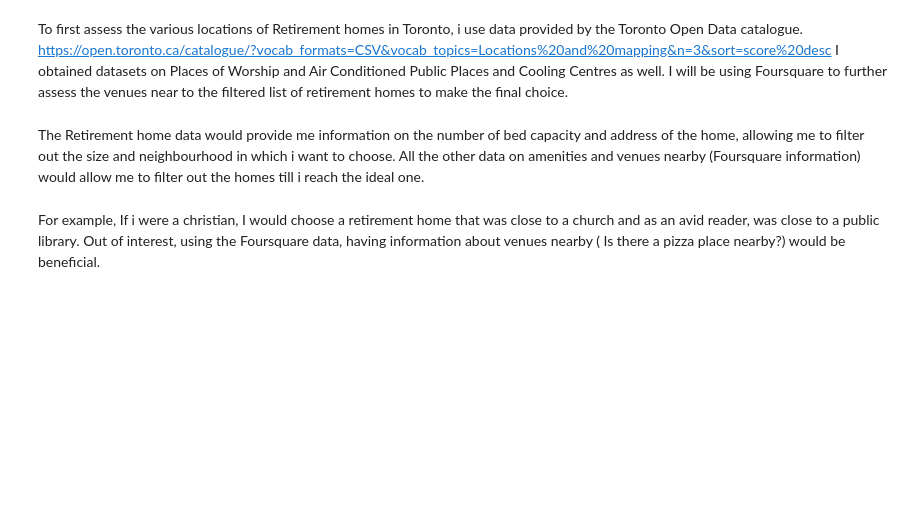
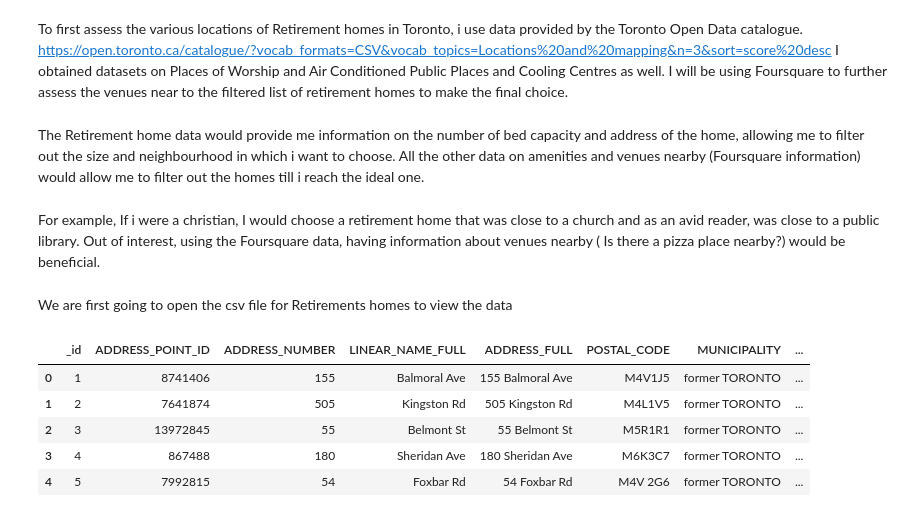
Before and after one commit to raagasrini/Coursera_Capstone, a Jupyter notebook: The Battle of Neighbourhoods (Week 1).ipynb, the cells around one changed output. Cells and saved outputs as stored; diff of their text form; code cells hidden in the pictures; blank space fills up the shorter version.

```diff
--- a/The Battle of Neighbourhoods (Week 1).ipynb
+++ b/The Battle of Neighbourhoods (Week 1).ipynb
@@ -22,3 +22,21 @@ I obtained datasets on Places of Worship and Air Conditioned Public Places and C
 The Retirement home data would provide me information on the number of bed capacity and address of the home, allowing me to filter out the size and neighbourhood in which i want to choose. All the other data on amenities and venues nearby (Foursquare information) would allow me to filter out the homes till i reach the ideal one.
 # %% [markdown]
 For example, If i were a christian, I would choose a retirement home that was close to a church and as an avid reader, was close to a public library. Out of interest, using the Foursquare data, having information about venues nearby ( Is there a pizza place nearby?) would be beneficial.
+# %% [markdown]
+We are first going to open the csv file for Retirements homes to view the data
+# %%
+import pandas as pd
+pd.set_option('display.max_columns', None)
+pd.set_option('display.max_rows', None)
+# %%
+import csv
+csv_path='https://ckan0.cf.opendata.inter.prod-toronto.ca/download_resource/09559f8c-c4bb-45f8-b7c6-822a7ec2138d?format=csv&projection=4326'
+df = pd.read_csv(csv_path,encoding='latin1')
+df.head()
+# %% [output]
+|  | _id | ADDRESS_POINT_ID | ADDRESS_NUMBER | LINEAR_NAME_FULL | ADDRESS_FULL | POSTAL_CODE | MUNICIPALITY | ... |
+| 0 | 1 | 8741406 | 155 | Balmoral Ave | 155 Balmoral Ave | M4V1J5 | former TORONTO | ... |
+| 1 | 2 | 7641874 | 505 | Kingston Rd | 505 Kingston Rd | M4L1V5 | former TORONTO | ... |
+| 2 | 3 | 13972845 | 55 | Belmont St | 55 Belmont St | M5R1R1 | former TORONTO | ... |
+| 3 | 4 | 867488 | 180 | Sheridan Ave | 180 Sheridan Ave | M6K3C7 | former TORONTO | ... |
+| 4 | 5 | 7992815 | 54 | Foxbar Rd | 54 Foxbar Rd | M4V 2G6 | former TORONTO | ... |
```
Also changed, not shown: parts of 54 cells of this notebook.
